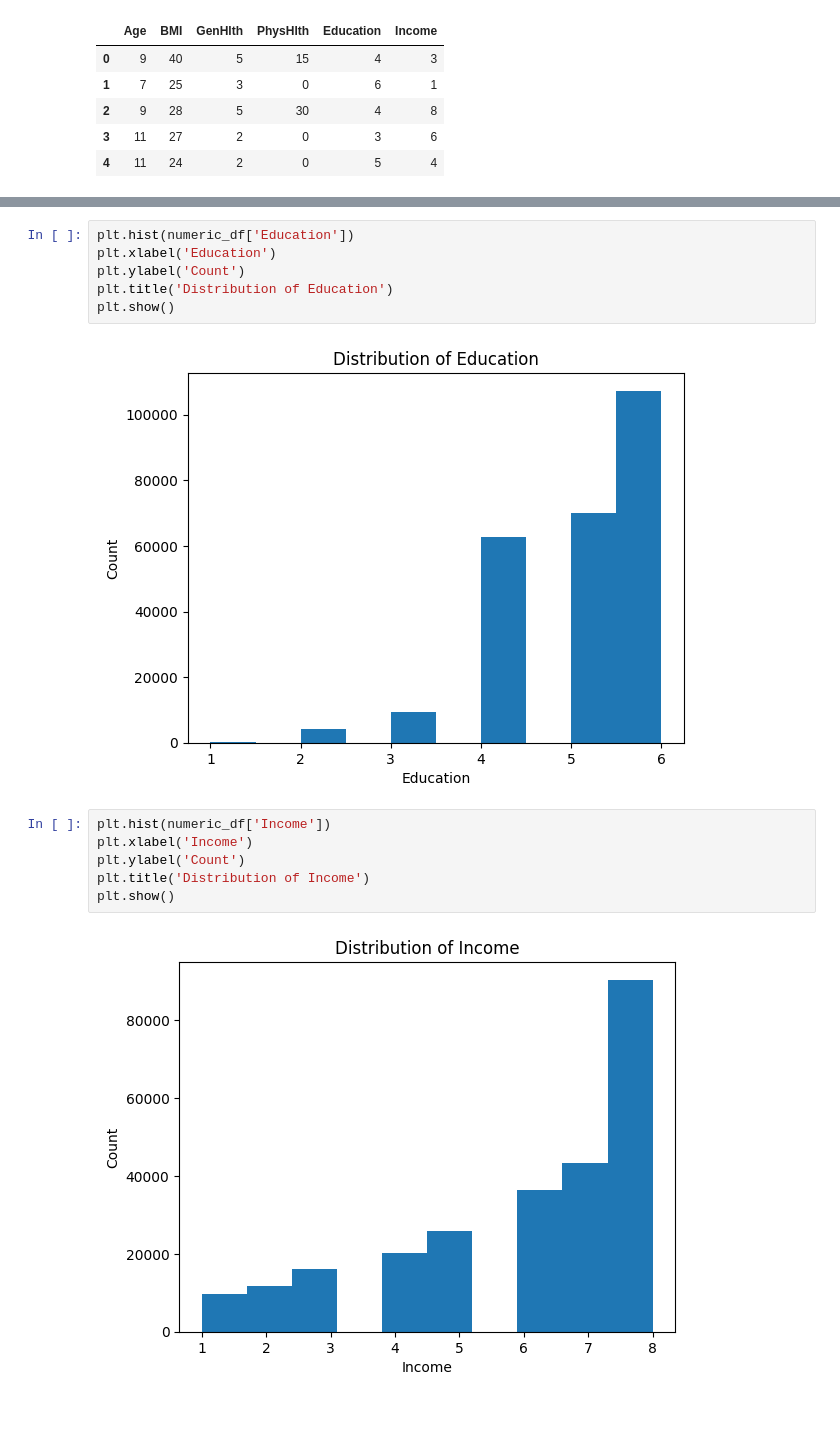
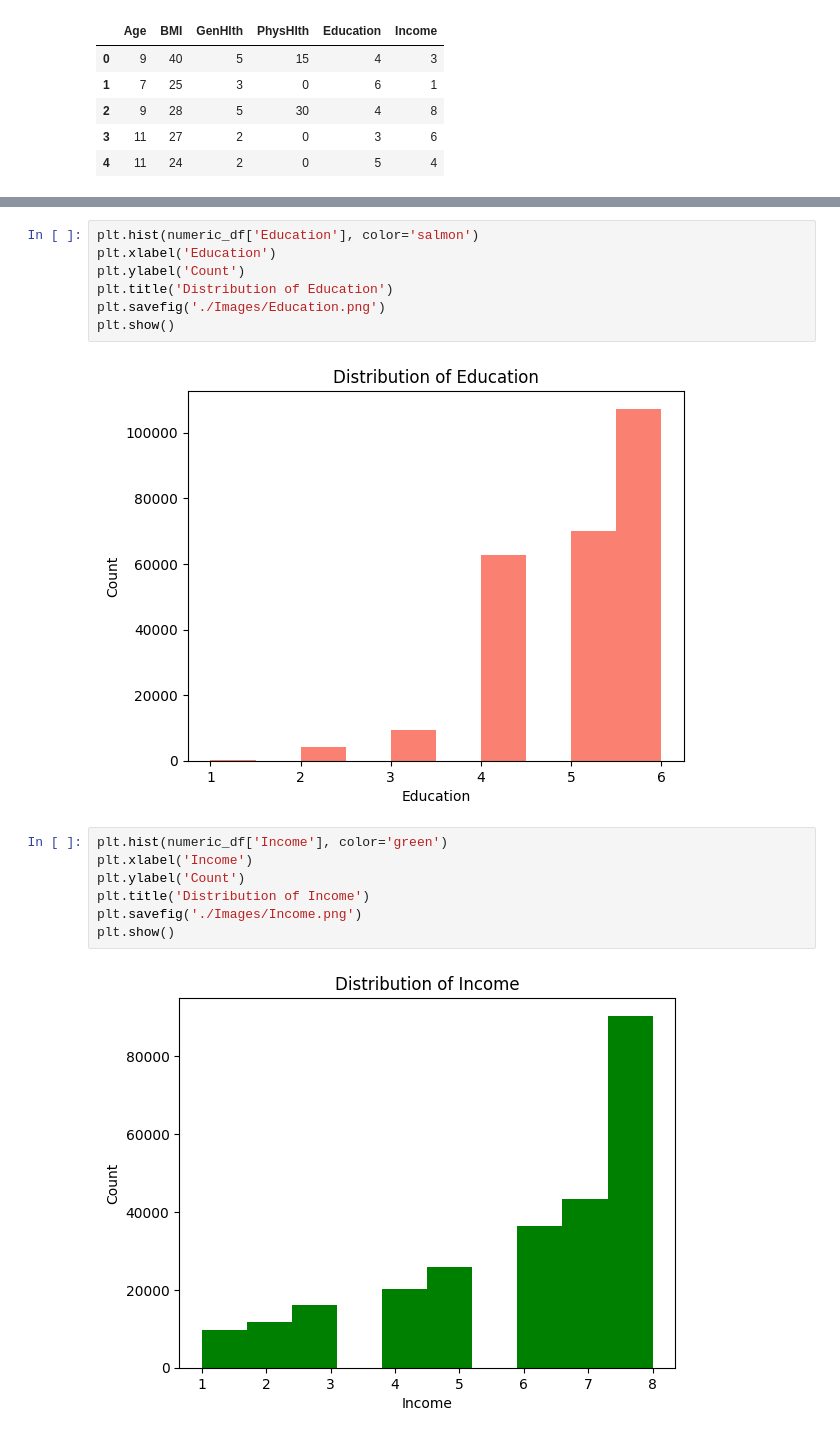
Before and after one commit to aadhyea/1rn21cs021_The-Lannister-Data-Chronicles-Decrypting-Diabetes, a Jupyter notebook: eda.ipynb, the cells around one changed output, grey strips where cells are left out. Drawn from its saved outputs; the diff is of its cells as text.

```diff
--- a/eda.ipynb
+++ b/eda.ipynb
@@ -88,18 +92,20 @@ plt.show()
 # %% [output]
 [figure]
 # %%
-plt.hist(numeric_df['Education'])
+plt.hist(numeric_df['Education'], color='salmon')
 plt.xlabel('Education')
 plt.ylabel('Count')
 plt.title('Distribution of Education')
+plt.savefig('./Images/Education.png')
 plt.show()
 # %% [output]
-[figure, old version]
+[figure, new version]
 # %%
-plt.hist(numeric_df['Income'])
+plt.hist(numeric_df['Income'], color='green')
 plt.xlabel('Income')
 plt.ylabel('Count')
 plt.title('Distribution of Income')
+plt.savefig('./Images/Income.png')
 plt.show()
 # %% [output]
-[figure, old version]
+[figure, new version]
```
Also changed, not shown: parts of 5 cells of this notebook, 9 other files.
